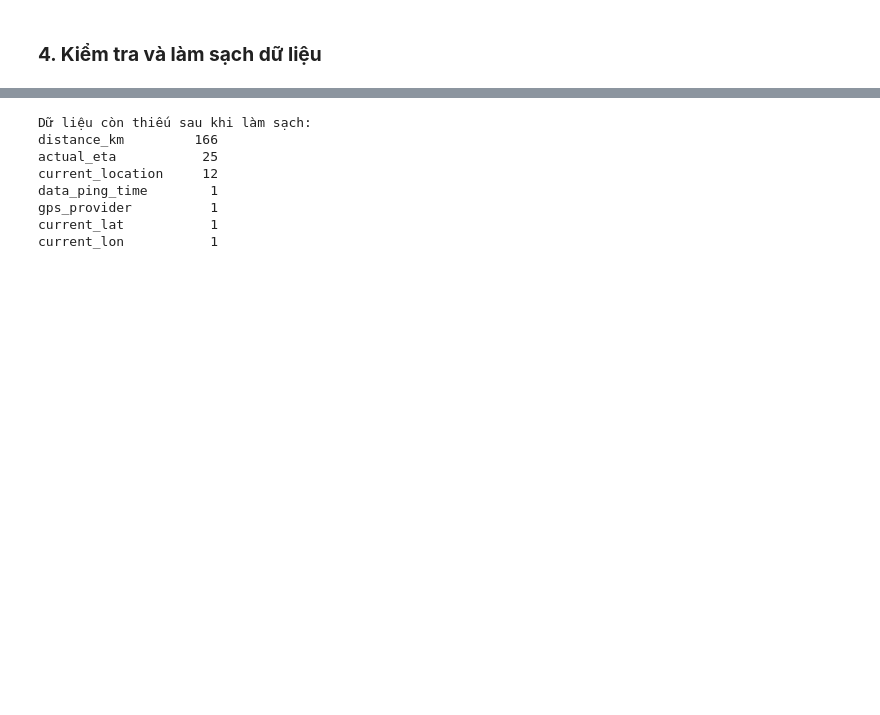
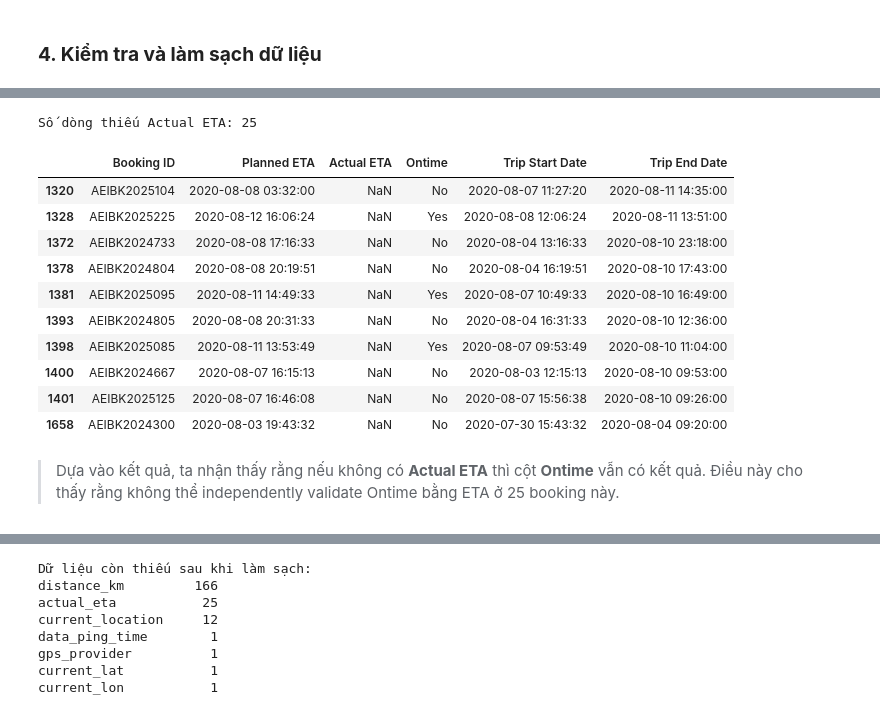
Before and after one commit to ChiBao-v/logistics-delivery-performance-analysis, a Jupyter notebook: python/EDA.ipynb, the cells around one changed output, grey strips where cells are left out. Drawn from its saved outputs; the diff is of its cells as text; code cells hidden in the pictures; blank space fills up the shorter version.

```diff
--- a/python/EDA.ipynb
+++ b/python/EDA.ipynb
@@ -148,0 +250,28 @@ np.int64(0)
+# %%
+# Kiểm tra missing values cho Actual ETA
+missing_actual_eta = df_raw[df_raw['Actual ETA'].isna()]
+print(f'Số dòng thiếu Actual ETA: {len(missing_actual_eta):,}')
+
+missing_actual_eta[[
+        "Booking ID",
+        "Planned ETA",
+        "Actual ETA",
+        "Ontime",
+        "Trip Start Date",
+        "Trip End Date"
+    ]].head(10)
+# %% [output]
+Số dòng thiếu Actual ETA: 25
+|  | Booking ID | Planned ETA | Actual ETA | Ontime | Trip Start Date | Trip End Date |
+| 1320 | AEIBK2025104 | 2020-08-08 03:32:00 | NaN | No | 2020-08-07 11:27:20 | 2020-08-11 14:35:00 |
+| 1328 | AEIBK2025225 | 2020-08-12 16:06:24 | NaN | Yes | 2020-08-08 12:06:24 | 2020-08-11 13:51:00 |
+| 1372 | AEIBK2024733 | 2020-08-08 17:16:33 | NaN | No | 2020-08-04 13:16:33 | 2020-08-10 23:18:00 |
+| 1378 | AEIBK2024804 | 2020-08-08 20:19:51 | NaN | No | 2020-08-04 16:19:51 | 2020-08-10 17:43:00 |
+| 1381 | AEIBK2025095 | 2020-08-11 14:49:33 | NaN | Yes | 2020-08-07 10:49:33 | 2020-08-10 16:49:00 |
+| 1393 | AEIBK2024805 | 2020-08-08 20:31:33 | NaN | No | 2020-08-04 16:31:33 | 2020-08-10 12:36:00 |
+| 1398 | AEIBK2025085 | 2020-08-11 13:53:49 | NaN | Yes | 2020-08-07 09:53:49 | 2020-08-10 11:04:00 |
+| 1400 | AEIBK2024667 | 2020-08-07 16:15:13 | NaN | No | 2020-08-03 12:15:13 | 2020-08-10 09:53:00 |
+| 1401 | AEIBK2025125 | 2020-08-07 16:46:08 | NaN | No | 2020-08-07 15:56:38 | 2020-08-10 09:26:00 |
+| 1658 | AEIBK2024300 | 2020-08-03 19:43:32 | NaN | No | 2020-07-30 15:43:32 | 2020-08-04 09:20:00 |
+# %% [markdown]
+>Dựa vào kết quả, ta nhận thấy rằng nếu không có **Actual ETA** thì cột **Ontime** vẫn có kết quả. Điều này cho thấy rằng không thể independently validate Ontime bằng ETA ở 25 booking này.
```
Also changed, not shown: parts of 51 cells of this notebook.
